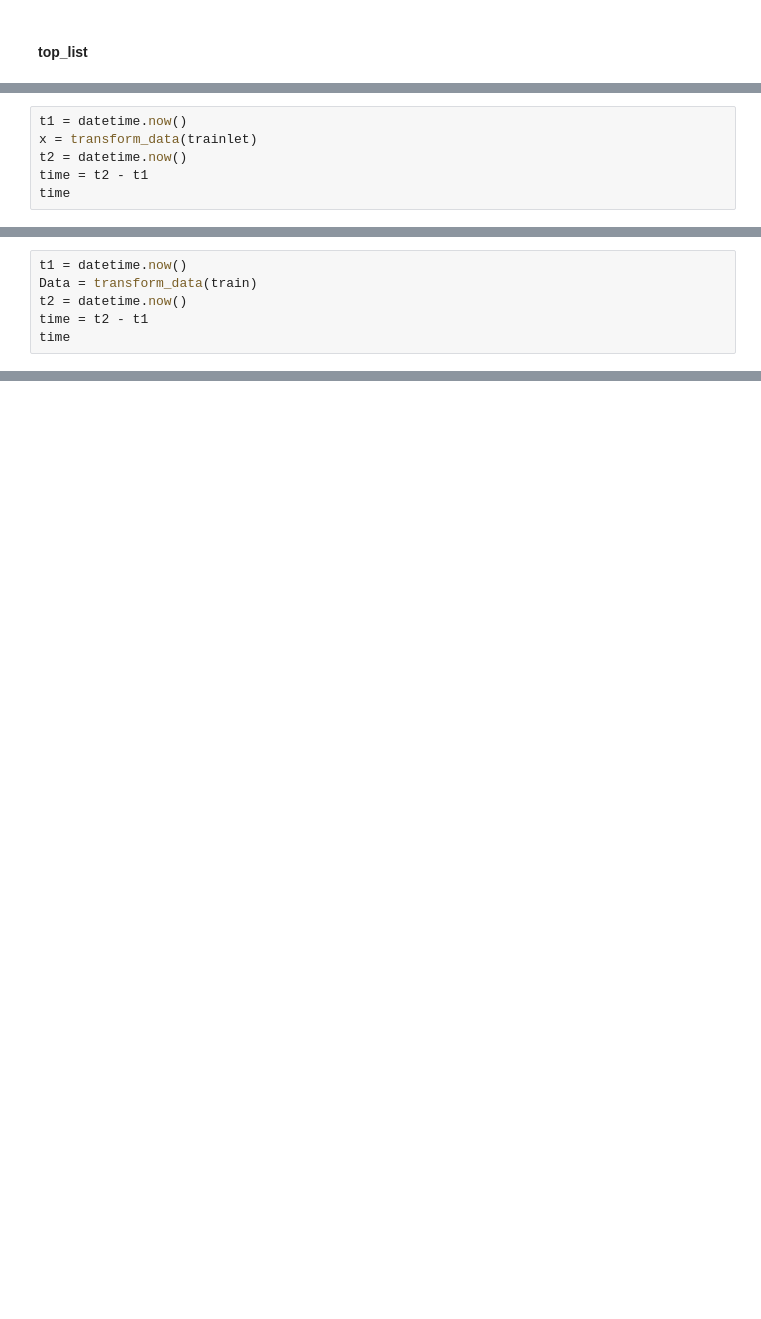
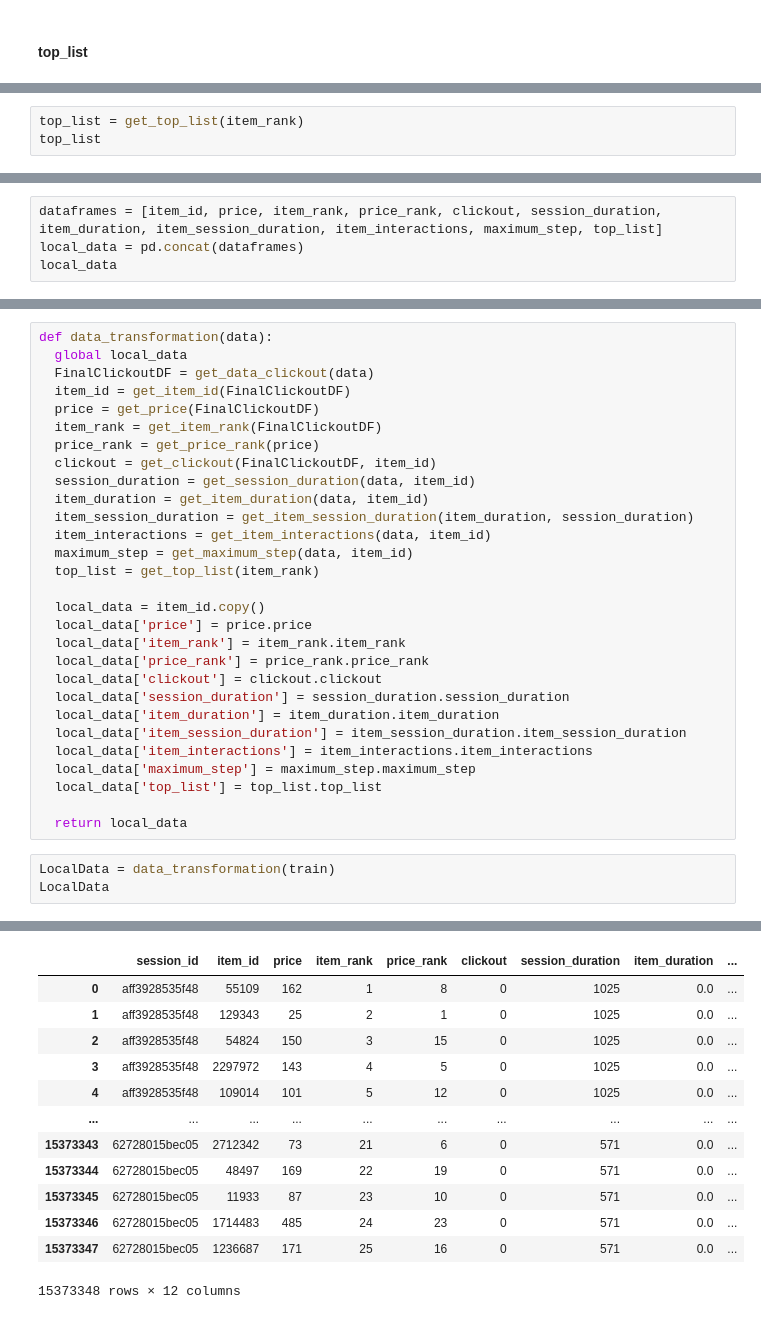
Before and after one commit to ZeyadSabbah/TrivagoRecommenderSystem, a Jupyter notebook: TrivagoFeatureEngineering.ipynb, the cells around one changed output, grey strips where cells are left out. Drawn from its saved outputs; the diff is of its cells as text; blank space fills up the shorter version.

```diff
--- a/TrivagoFeatureEngineering.ipynb
+++ b/TrivagoFeatureEngineering.ipynb
@@ -637,0 +798,3 @@ session_exploded.tail(2)
+# %%
+top_list = get_top_list(item_rank)
+top_list
@@ -637,0 +815,4 @@ session_exploded.tail(2)
+# %%
+dataframes = [item_id, price, item_rank, price_rank, clickout, session_duration, item_duration, item_session_duration, item_interactions, maximum_step, top_list]
+local_data = pd.concat(dataframes)
+local_data
@@ -844,6 +826,0 @@ trainlet.head()
-# %%
-t1 = datetime.now()
-x = transform_data(trainlet)
-t2 = datetime.now()
-time = t2 - t1
-time
@@ -874,6 +920,33 @@ train.session_id.nunique(), trainlet.session_id.nunique()
-# %%
-t1 = datetime.now()
-Data = transform_data(train)
-t2 = datetime.now()
-time = t2 - t1
-time
+# %%
+def data_transformation(data):
+  global local_data
+  FinalClickoutDF = get_data_clickout(data)
+  item_id = get_item_id(FinalClickoutDF)
+  price = get_price(FinalClickoutDF)
+  item_rank = get_item_rank(FinalClickoutDF)
+  price_rank = get_price_rank(price)
+  clickout = get_clickout(FinalClickoutDF, item_id)
+  session_duration = get_session_duration(data, item_id)
+  item_duration = get_item_duration(data, item_id)
+  item_session_duration = get_item_session_duration(item_duration, session_duration)
+  item_interactions = get_item_interactions(data, item_id)
+  maximum_step = get_maximum_step(data, item_id)
+  top_list = get_top_list(item_rank)
+
+  local_data = item_id.copy()
+  local_data['price'] = price.price
+  local_data['item_rank'] = item_rank.item_rank
+  local_data['price_rank'] = price_rank.price_rank
+  local_data['clickout'] = clickout.clickout
+  local_data['session_duration'] = session_duration.session_duration
+  local_data['item_duration'] = item_duration.item_duration
+  local_data['item_session_duration'] = item_session_duration.item_session_duration
+  local_data['item_interactions'] = item_interactions.item_interactions
+  local_data['maximum_step'] = maximum_step.maximum_step
+  local_data['top_list'] = top_list.top_list
+
+  return local_data
+# %%
+LocalData = data_transformation(train)
+LocalData
+# %% [output]
@@ -880 +973,14 @@ time
+|  | session_id | item_id | price | item_rank | price_rank | clickout | session_duration | item_duration | ... |
+| 0 | aff3928535f48 | 55109 | 162 | 1 | 8 | 0 | 1025 | 0.0 | ... |
+| 1 | aff3928535f48 | 129343 | 25 | 2 | 1 | 0 | 1025 | 0.0 | ... |
+| 2 | aff3928535f48 | 54824 | 150 | 3 | 15 | 0 | 1025 | 0.0 | ... |
+| 3 | aff3928535f48 | 2297972 | 143 | 4 | 5 | 0 | 1025 | 0.0 | ... |
+| 4 | aff3928535f48 | 109014 | 101 | 5 | 12 | 0 | 1025 | 0.0 | ... |
+| ... | ... | ... | ... | ... | ... | ... | ... | ... | ... |
+| 15373343 | 62728015bec05 | 2712342 | 73 | 21 | 6 | 0 | 571 | 0.0 | ... |
+| 15373344 | 62728015bec05 | 48497 | 169 | 22 | 19 | 0 | 571 | 0.0 | ... |
+| 15373345 | 62728015bec05 | 11933 | 87 | 23 | 10 | 0 | 571 | 0.0 | ... |
+| 15373346 | 62728015bec05 | 1714483 | 485 | 24 | 23 | 0 | 571 | 0.0 | ... |
+| 15373347 | 62728015bec05 | 1236687 | 171 | 25 | 16 | 0 | 571 | 0.0 | ... |
+15373348 rows × 12 columns
 # %%
```
Also changed, not shown: parts of 61 cells of this notebook.
